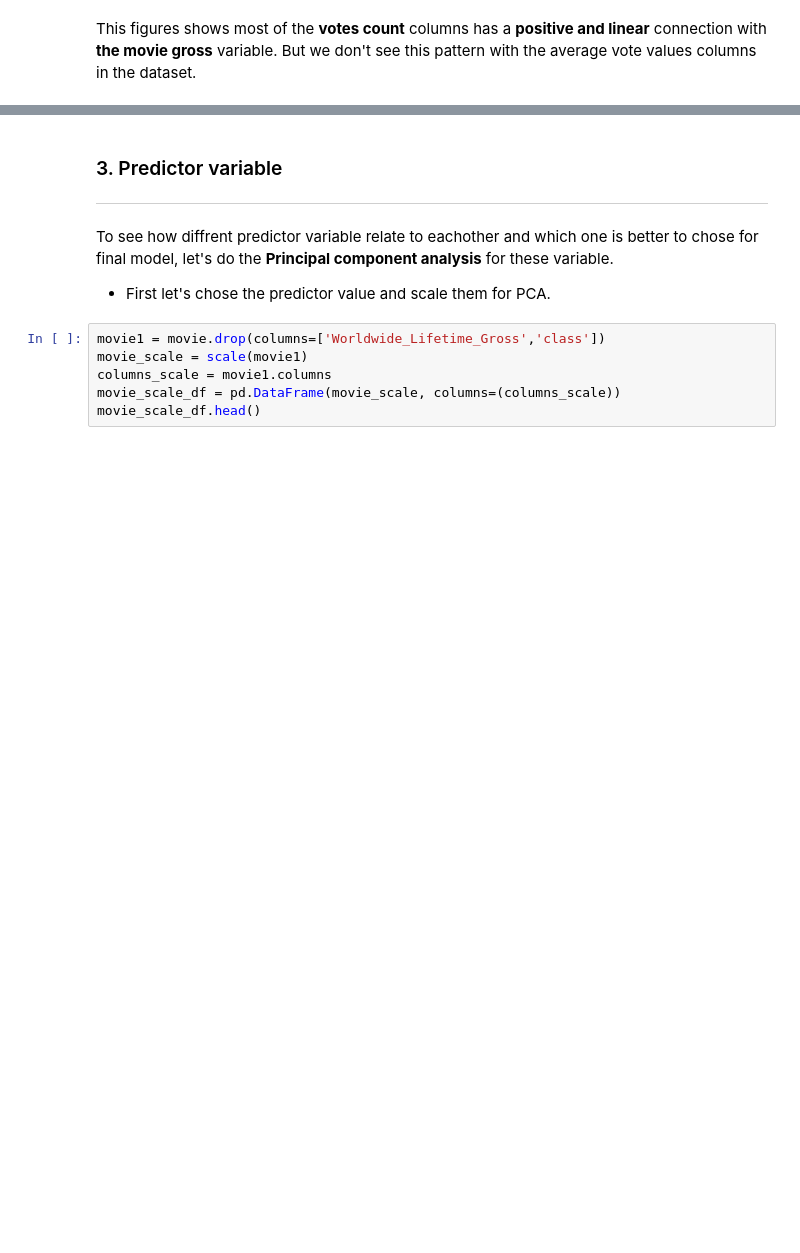
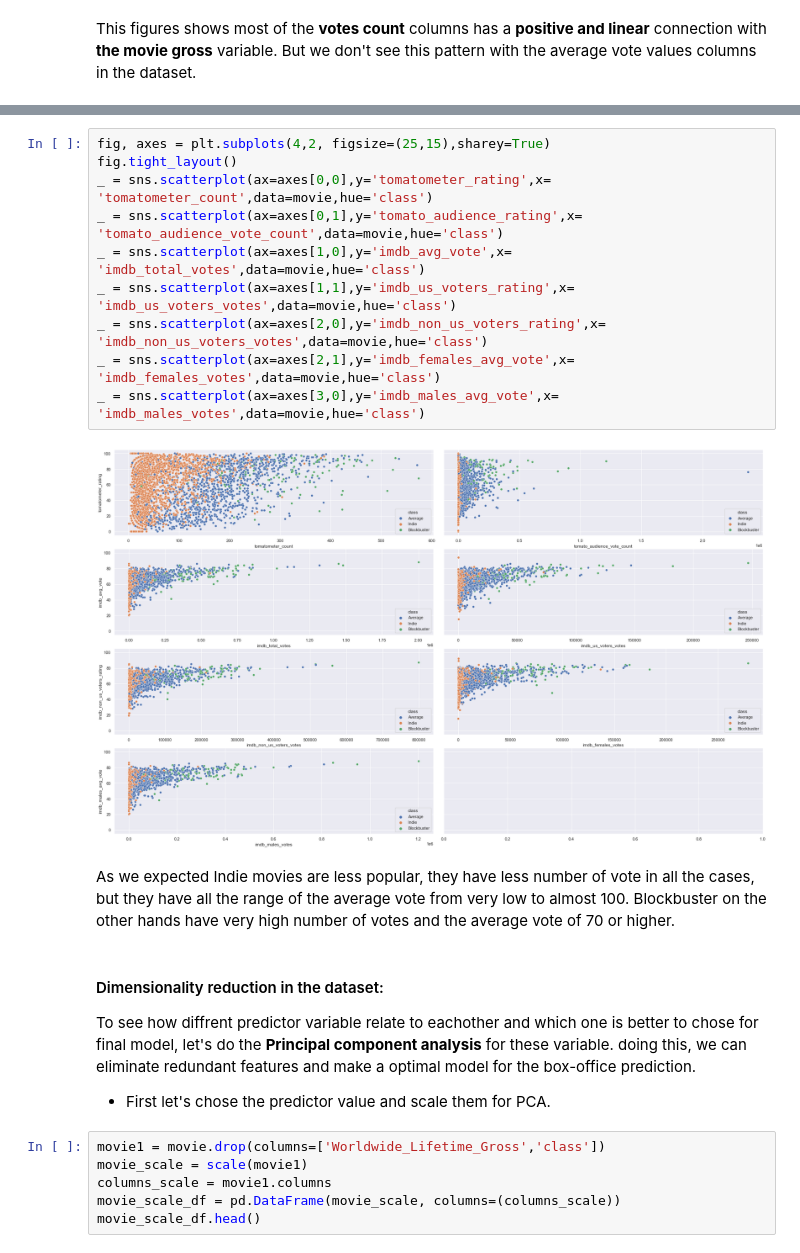
Before and after one commit to AminKafka/Movie-Boxoffice-Prediction-With-Critics-Votes, a Jupyter notebook: notebooks/EDA.ipynb, the cells around one changed output, grey strips where cells are left out. Cells and saved outputs as stored; diff of their text form; blank space fills up the shorter version.

```diff
--- a/notebooks/EDA.ipynb
+++ b/notebooks/EDA.ipynb
@@ -209,9 +231,20 @@ This figures shows most of the __votes count__ columns has a __positive and line
+# %%
+fig, axes = plt.subplots(4,2, figsize=(25,15),sharey=True)
+fig.tight_layout()
+_ = sns.scatterplot(ax=axes[0,0],y='tomatometer_rating',x= 'tomatometer_count',data=movie,hue='class')
+_ = sns.scatterplot(ax=axes[0,1],y='tomato_audience_rating',x= 'tomato_audience_vote_count',data=movie,hue='class')
+_ = sns.scatterplot(ax=axes[1,0],y='imdb_avg_vote',x= 'imdb_total_votes',data=movie,hue='class')
+_ = sns.scatterplot(ax=axes[1,1],y='imdb_us_voters_rating',x= 'imdb_us_voters_votes',data=movie,hue='class')
+_ = sns.scatterplot(ax=axes[2,0],y='imdb_non_us_voters_rating',x= 'imdb_non_us_voters_votes',data=movie,hue='class')
+_ = sns.scatterplot(ax=axes[2,1],y='imdb_females_avg_vote',x= 'imdb_females_votes',data=movie,hue='class')
+_ = sns.scatterplot(ax=axes[3,0],y='imdb_males_avg_vote',x= 'imdb_males_votes',data=movie,hue='class')
+# %% [output]
+[figure, added]
+# %% [markdown]
+As we expected Indie movies are less popular, they have less number of vote in all the cases, but they have all the range of the average vote from very low to almost 100. Blockbuster on the other hands have very high number of votes and the average vote of 70 or higher.
 # %% [markdown]
-### 3. Predictor variable
-
-***
-
-To see how diffrent predictor variable relate to eachother and which one is better to chose for final model, let's do the __Principal component analysis__ for these variable.
+#### Dimensionality reduction in the dataset:
+To see how diffrent predictor variable relate to eachother and which one is better to chose for final model, let's do the __Principal component analysis__ for these variable. doing this, we can eliminate redundant features and make a optimal model for the box-office prediction.
 
 - First let's chose the predictor value and scale them for PCA.
 # %%
```
Also changed, not shown: parts of 14 cells of this notebook.
